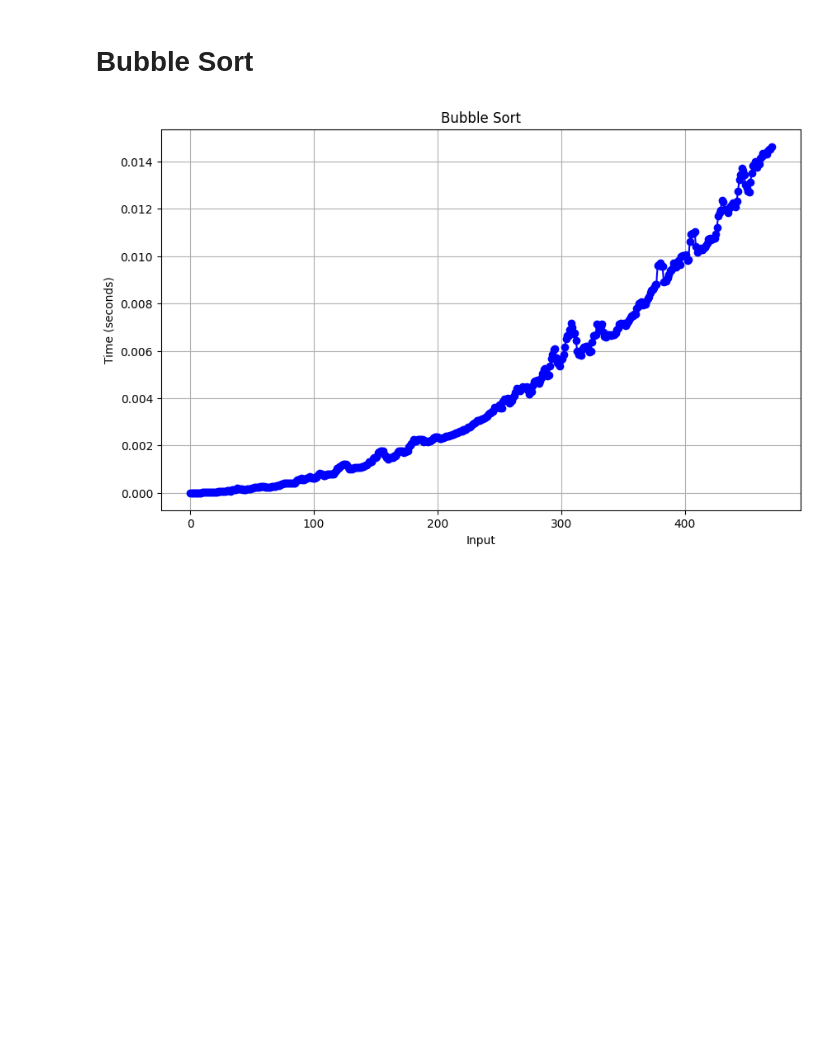
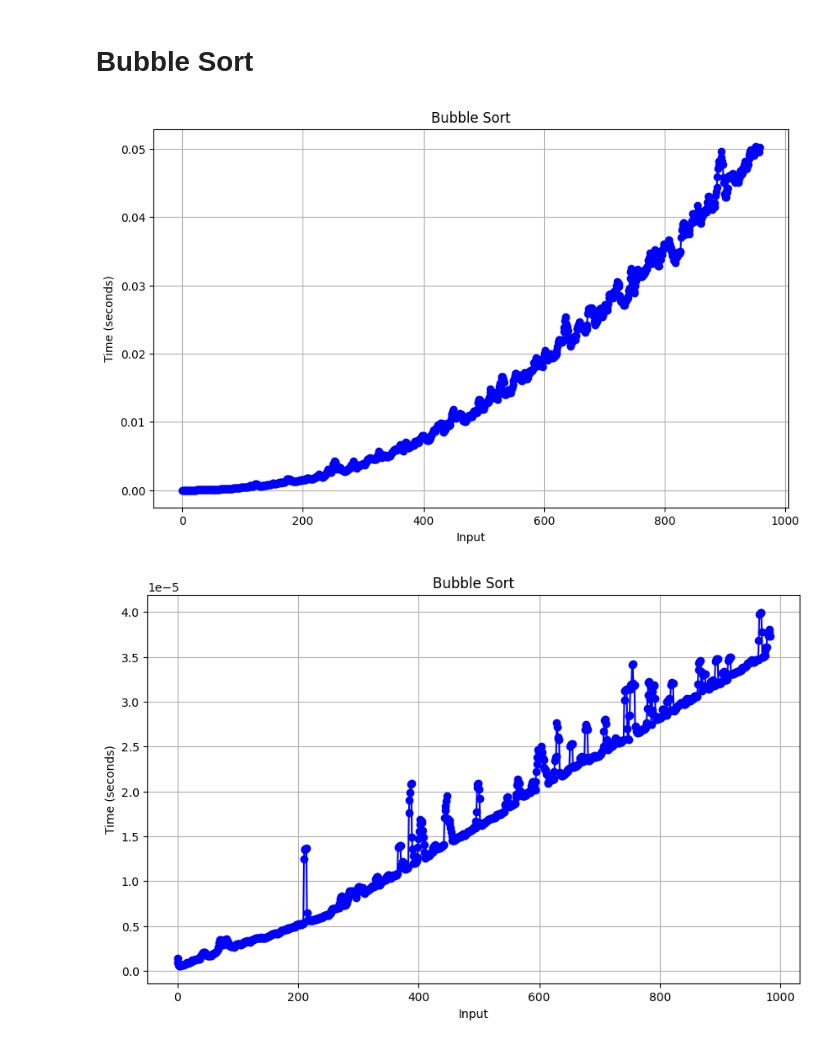
Before and after one commit to bartdorsey/big-o-graphs, a Jupyter notebook: bubble-sort.ipynb, the cells around one changed output. Saved outputs shown, nothing was run; the diff lists cells and outputs as text; code cells hidden in the pictures; blank space fills up the shorter version.

Commit message:
Updating bubble sort

```diff
--- a/bubble-sort.ipynb
+++ b/bubble-sort.ipynb
@@ -20,3 +6,43 @@ def bubblesort(elements):
+# %%
+# Original bubble sort
+def bubble_sort_basic(arr: list[int]):
+    """
+    Basic bubble sort - always does n-1 passes regardless of whether
+    the array becomes sorted earlier.
+    """
+    n = len(arr)
+
+    # Outer loop for number of passes
+    for _ in range(n - 1):
+        # Inner loop for comparisons in each pass
+        for j in range(n - 1):
+            # Swap if current element is greater than next
+            if arr[j] > arr[j + 1]:
+                arr[j], arr[j + 1] = arr[j + 1], arr[j]
+    return arr
+# %%
+def bubble_sort_optimized(arr):
+    """
+    Optimized bubble sort with two improvements:
+    1. Reduces comparison range after each pass (sorted elements bubble to end)
+    2. Stops early if no swaps occur (array is already sorted)
+    """
+    n = len(arr)
+
+    for i in range(n - 1):
+        swapped = False
+
+        # Reduce range: last i elements are already sorted
+        for j in range(n - 1 - i):
+            if arr[j] > arr[j + 1]:
+                arr[j], arr[j + 1] = arr[j + 1], arr[j]
+                swapped = True
+
+        # If no swaps occurred, array is sorted
+        if not swapped:
+            break
+
+    return arr
 # %%
 def generate_lists(max_size, step=1):
     """
@@ -31,8 +57,10 @@ def generate_lists(max_size, step=1):
     """
     return [sample(range(n), k=len(range(n))) for n in range(1, max_size + 1, step)]
 # %%
-inputs = generate_lists(500)
+inputs = generate_lists(1000)
 
-plot_function_performance(func=bubblesort, inputs=inputs, title="Bubble Sort")
+plot_function_performance(func=bubble_sort_basic, inputs=inputs, title="Bubble Sort")
+plot_function_performance(func=bubble_sort_optimized, inputs=inputs, title="Bubble Sort")
 # %% [output]
-[figure, old version]
+[figure, new version]
+[figure, added]
```
Also changed, not shown: parts of 1 cell of this notebook.
